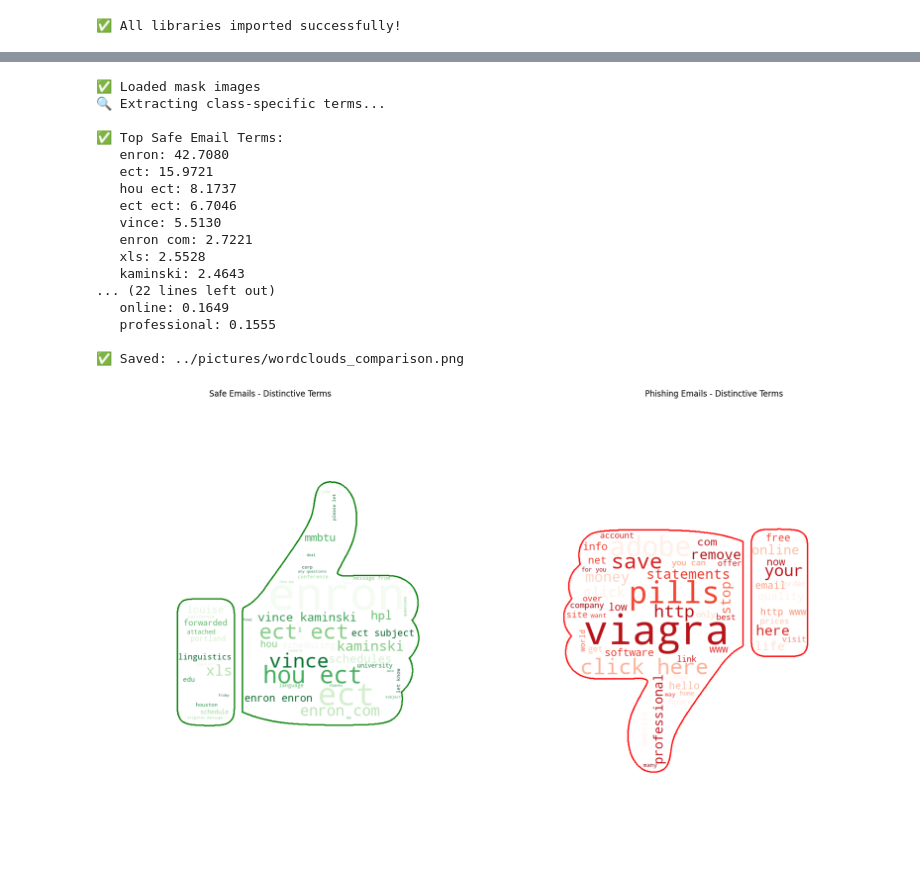
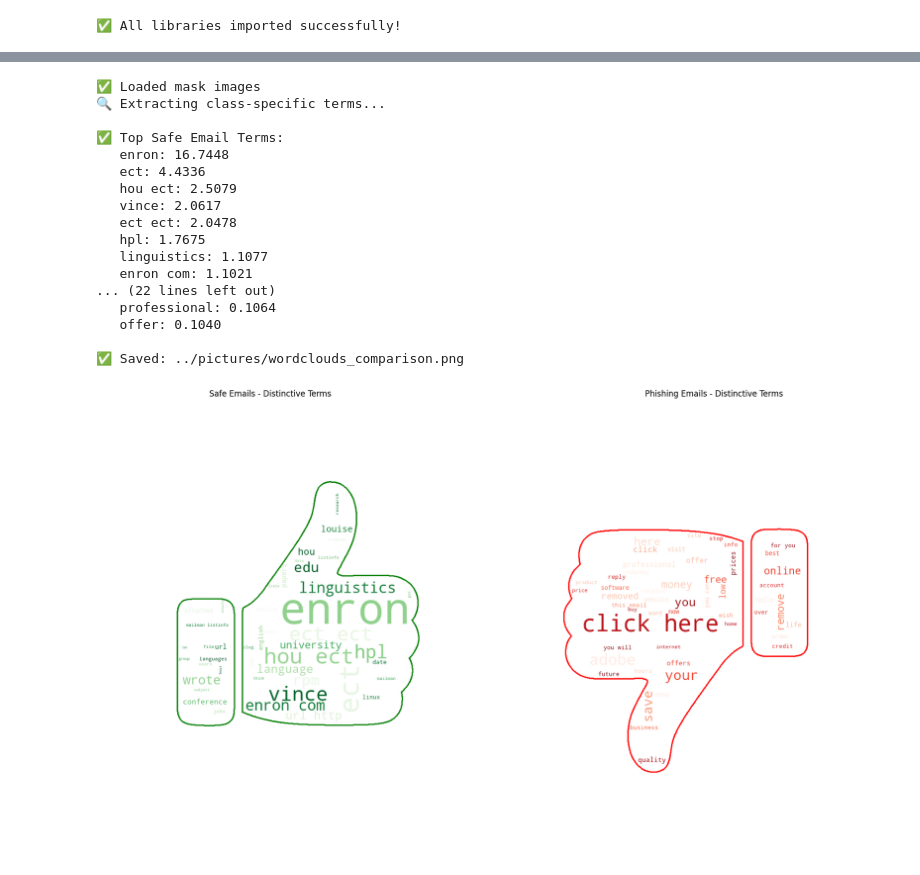
Before and after one commit to FaroukAziz2020/Hybrid-Email-Classifier-Research, a Jupyter notebook: ML pipeline/ML_pipeline.ipynb, the cells around one changed output, grey strips where cells are left out. Saved outputs shown, nothing was run; the diff lists cells and outputs as text; code cells hidden in the pictures.

```diff
--- a/ML pipeline/ML_pipeline.ipynb
+++ b/ML pipeline/ML_pipeline.ipynb
@@ -231,12 +308,13 @@ extended_stopwords = {
     'with', 'are', 'from', 'will', 'be', 'by', 'at', 'or', 'an', 'as',
     'was', 'has', 'have', 'had', 'been', 'can', 'may', 'would', 'could',
     'it', 'its', 'they', 'their', 'them', 'we', 'our', 'us', 'which',
-    'all', 'any', 'some', 'more', 'not', 'but', 'if', 'when', 'than'
+    'all', 'any', 'some', 'more', 'not', 'but', 'if', 'when', 'than',
+    'email', 'safe', 'phishing'
 }
 
 # Separate texts by class
-safe_emails = clean_df[clean_df["label"]==0]["email_text"].values
-phishing_emails = clean_df[clean_df["label"]==1]["email_text"].values
+safe_emails = df[df["Email Type"]==0]["Email Text"].values
+phishing_emails = df[df["Email Type"]==1]["Email Text"].values
 
 # Create vectorizer
 tfidf_analyzer = TfidfVectorizer(
@@ -247,7 +325,7 @@ tfidf_analyzer = TfidfVectorizer(
 )
 
 # Fit on all data
-tfidf_analyzer.fit(clean_df["email_text"].values)
+tfidf_analyzer.fit(df["Email Text"].values)
 
 # Transform each class separately
 safe_vec = tfidf_analyzer.transform(safe_emails)
@@ -260,7 +338,6 @@ phishing_mean = phishing_vec.mean(axis=0).A1
 feature_names = tfidf_analyzer.get_feature_names_out()
 
 # Calculate ratio: how much more it appears in one class vs the other
-# Add small constant to avoid division by zero
 epsilon = 0.0001
 
 safe_ratio = safe_mean / (phishing_mean + epsilon)
@@ -276,10 +353,10 @@ for i, term in enumerate(feature_names):
         continue
 
     # Only include if it appears meaningfully in the class
-    if safe_mean[i] > 0.01 and safe_ratio[i] > 2.0:  # 2x more in safe
-        safe_distinctive[term] = safe_mean[i] * safe_ratio[i]  # Weight by both frequency and distinctiveness
+    if safe_mean[i] > 0.01 and safe_ratio[i] > 2.0:
+        safe_distinctive[term] = safe_mean[i] * safe_ratio[i]
 
-    if phishing_mean[i] > 0.01 and phishing_ratio[i] > 2.0:  # 2x more in phishing
+    if phishing_mean[i] > 0.01 and phishing_ratio[i] > 2.0:
         phishing_distinctive[term] = phishing_mean[i] * phishing_ratio[i]
 
 print("✅ Top Safe Email Terms:")
@@ -300,42 +377,42 @@ wc_safe = WordCloud(
     colormap="Greens", contour_color="green",
     contour_width=3, relative_scaling=0.5
 ).generate_from_frequencies(safe_word_freq)
 
 wc_phishing = WordCloud(
     width=800, height=800, background_color="white",
     mask=mask_down if use_masks else None,
     colormap="Reds", contour_color="red",
     contour_width=3, relative_scaling=0.5
 ).generate_from_frequencies(phishing_word_freq)
 
 fig, ax = plt.subplots(1, 2, figsize=(20, 10))
 ax[0].imshow(wc_safe); ax[0].axis("off")
 ax[0].set_title("Safe Emails - Distinctive Terms")
 
 ax[1].imshow(wc_phishing); ax[1].axis("off")
 ax[1].set_title("Phishing Emails - Distinctive Terms")
 
 plt.tight_layout()
 plt.savefig("../pictures/wordclouds_comparison.png", dpi=300, bbox_inches='tight', facecolor='white')
 print("\n✅ Saved: ../pictures/wordclouds_comparison.png")
 plt.show()
 # %% [output]
 ✅ Loaded mask images
 🔍 Extracting class-specific terms...
 
 ✅ Top Safe Email Terms:
-   enron: 42.7080
-   ect: 15.9721
-   hou ect: 8.1737
-   ect ect: 6.7046
-   vince: 5.5130
-   enron com: 2.7221
-   xls: 2.5528
-   kaminski: 2.4643
+   enron: 16.7448
+   ect: 4.4336
+   hou ect: 2.5079
+   vince: 2.0617
+   ect ect: 2.0478
+   hpl: 1.7675
+   linguistics: 1.1077
+   enron com: 1.1021
 ... (22 lines left out)
-   online: 0.1649
-   professional: 0.1555
+   professional: 0.1064
+   offer: 0.1040
 
 ✅ Saved: ../pictures/wordclouds_comparison.png
-[figure, old version]
+[figure, new version]
 # %%
```
Also changed, not shown: parts of 7 cells of this notebook, 10 other files.
